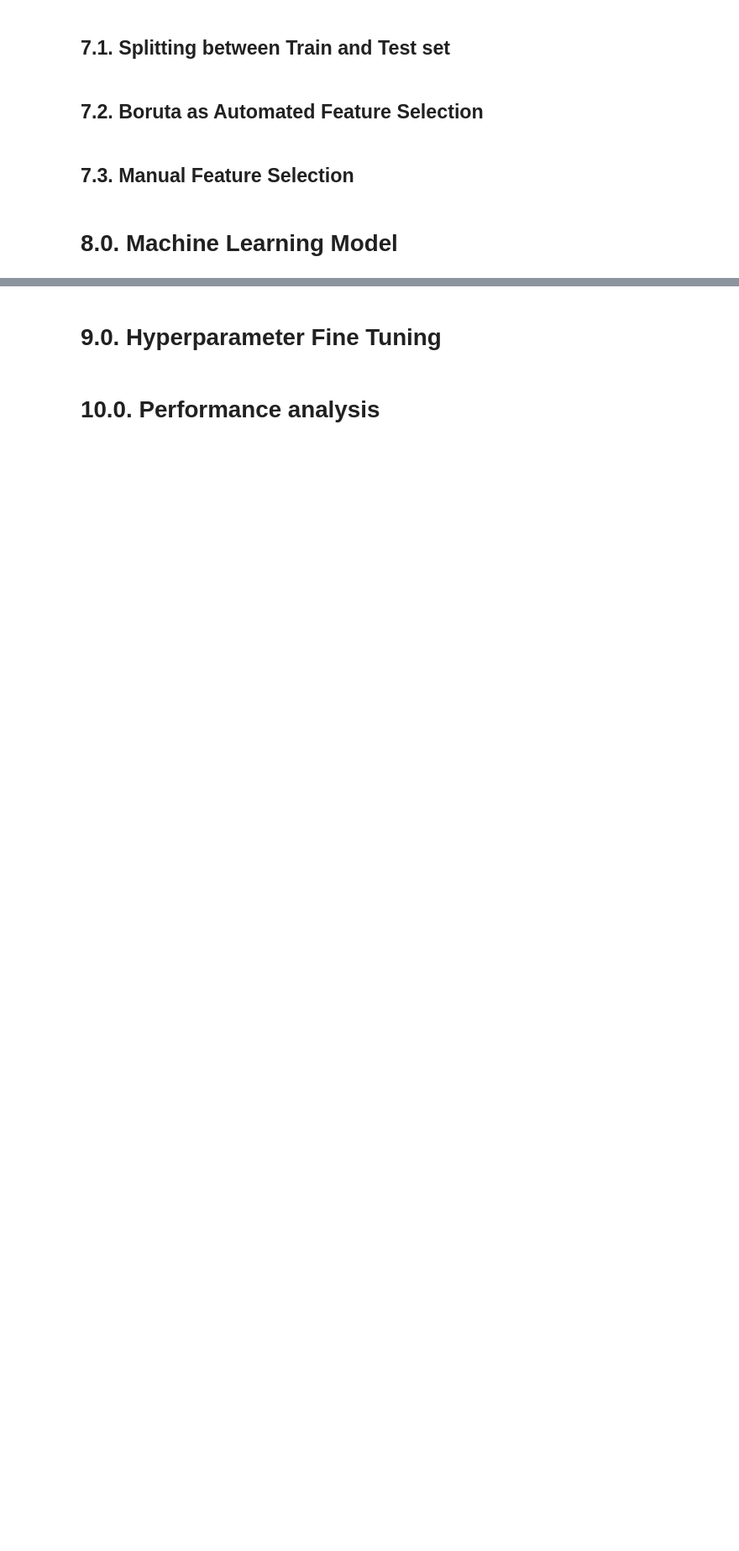
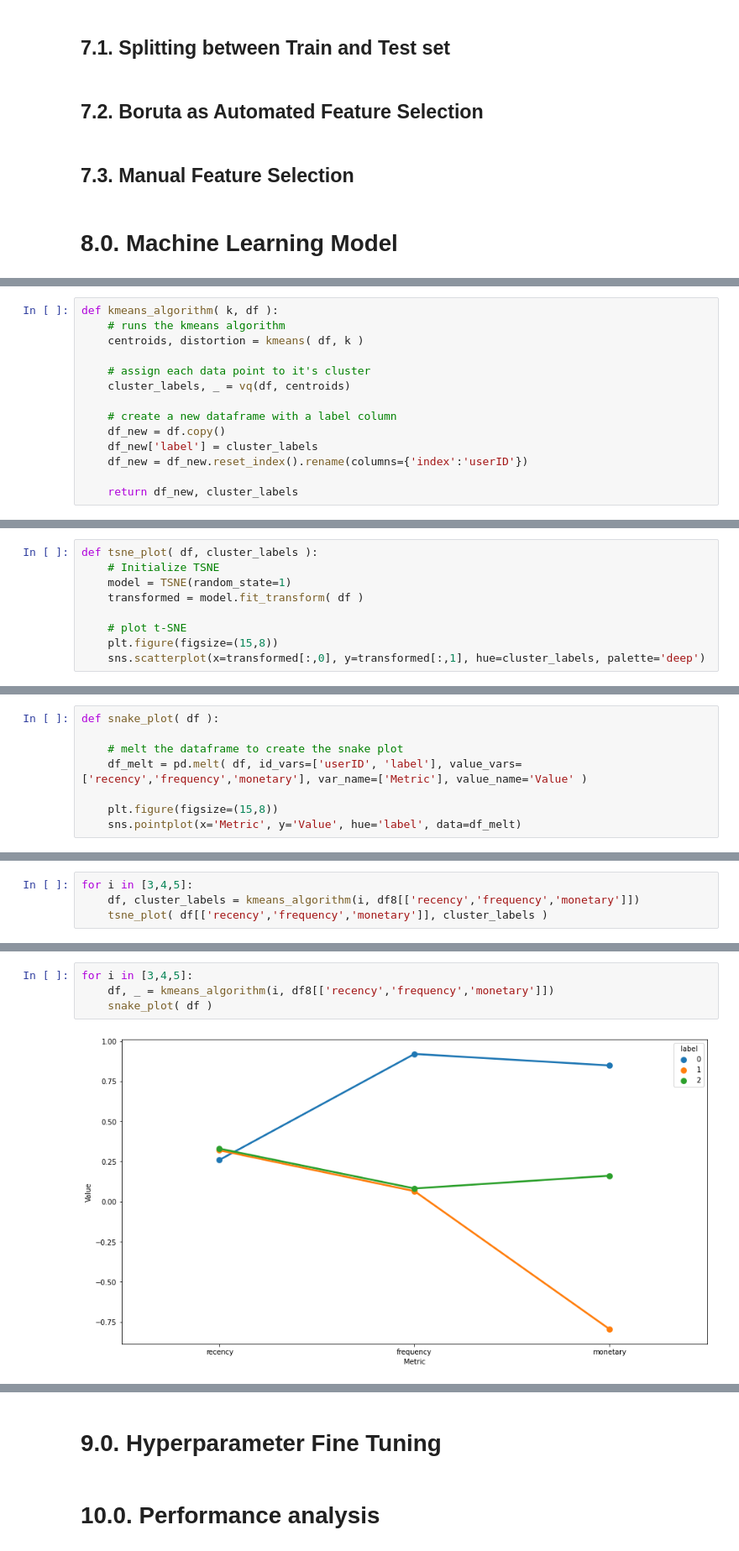
Before and after one commit to gabrielhpr/InstacartClustering, a Jupyter notebook: InstacartClustering.ipynb, the cells around one changed output, grey strips where cells are left out. Shown at 84% size. Drawn from its saved outputs; the diff is of its cells as text; blank space fills up the shorter version.

```diff
--- a/InstacartClustering.ipynb
+++ b/InstacartClustering.ipynb
@@ -657,0 +752,14 @@ sns.boxplot( data=df6['monetary'], orient='h' )
+# %%
+def kmeans_algorithm( k, df ):
+    # runs the kmeans algorithm
+    centroids, distortion = kmeans( df, k )
+
+    # assign each data point to it's cluster
+    cluster_labels, _ = vq(df, centroids)
+
+    # create a new dataframe with a label column
+    df_new = df.copy()
+    df_new['label'] = cluster_labels
+    df_new = df_new.reset_index().rename(columns={'index':'userID'})
+
+    return df_new, cluster_labels
@@ -657,0 +768,9 @@ sns.boxplot( data=df6['monetary'], orient='h' )
+# %%
+def tsne_plot( df, cluster_labels ):
+    # Initialize TSNE
+    model = TSNE(random_state=1)
+    transformed = model.fit_transform( df )
+
+    # plot t-SNE
+    plt.figure(figsize=(15,8))
+    sns.scatterplot(x=transformed[:,0], y=transformed[:,1], hue=cluster_labels, palette='deep')
@@ -657,0 +781,8 @@ sns.boxplot( data=df6['monetary'], orient='h' )
+# %%
+def snake_plot( df ):
+
+    # melt the dataframe to create the snake plot
+    df_melt = pd.melt( df, id_vars=['userID', 'label'], value_vars=['recency','frequency','monetary'], var_name=['Metric'], value_name='Value' )
+
+    plt.figure(figsize=(15,8))
+    sns.pointplot(x='Metric', y='Value', hue='label', data=df_melt)
@@ -657,0 +791,4 @@ sns.boxplot( data=df6['monetary'], orient='h' )
+# %%
+for i in [3,4,5]:
+    df, cluster_labels = kmeans_algorithm(i, df8[['recency','frequency','monetary']])
+    tsne_plot( df[['recency','frequency','monetary']], cluster_labels )
@@ -657,0 +797,6 @@ sns.boxplot( data=df6['monetary'], orient='h' )
+# %%
+for i in [3,4,5]:
+    df, _ = kmeans_algorithm(i, df8[['recency','frequency','monetary']])
+    snake_plot( df )
+# %% [output]
+[figure, added]
```
Also changed, not shown: parts of 22 cells of this notebook.
